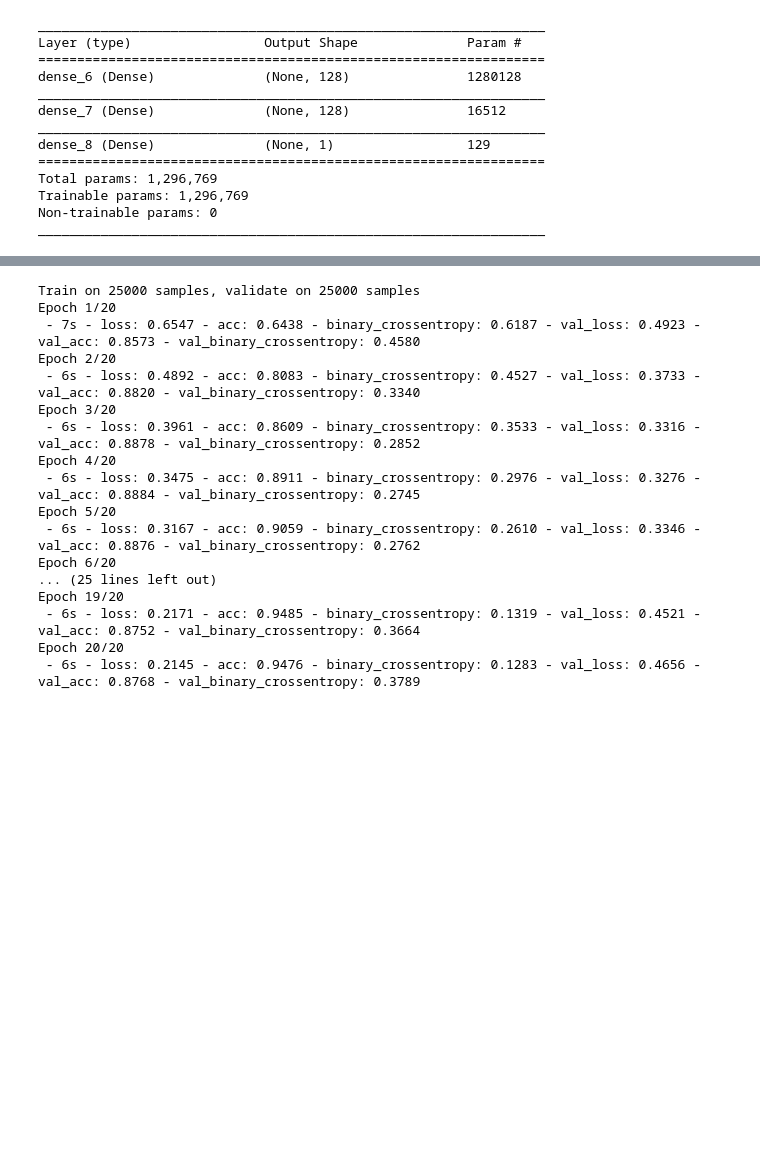
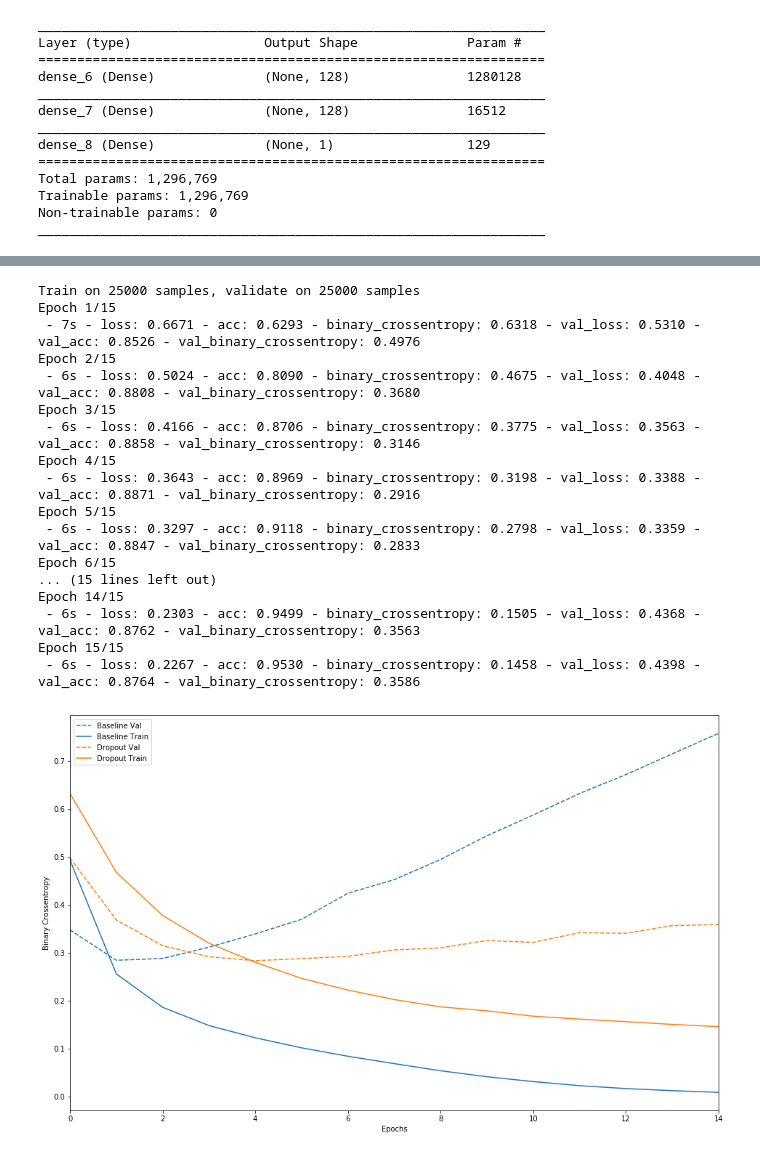
Before and after one commit to JPatrick9793/NovaIQ, a Jupyter notebook: Tensorflow_overfitting/OverfittingAndUnderfitting.ipynb, the cells around one changed output, grey strips where cells are left out. Cells and saved outputs as stored; diff of their text form; code cells hidden in the pictures; blank space fills up the shorter version.

```diff
--- a/Tensorflow_overfitting/OverfittingAndUnderfitting.ipynb
+++ b/Tensorflow_overfitting/OverfittingAndUnderfitting.ipynb
@@ -271,25 +271,30 @@ dpt_l2_model = create_model(Dropout=True, drop_rate=0.5,
                             k_reg=keras.regularizers.l2(0.001))
 # %%
 dpt_l2_model_history = dpt_l2_model.fit(train_data, train_labels,
-                                  epochs=20,
+                                  epochs=15,
                                   batch_size=512,
                                   validation_data=(test_data, test_labels),
                                   verbose=2)
 # %% [output]
 Train on 25000 samples, validate on 25000 samples
-Epoch 1/20
- - 7s - loss: 0.6547 - acc: 0.6438 - binary_crossentropy: 0.6187 - val_loss: 0.4923 - val_acc: 0.8573 - val_binary_crossentropy: 0.4580
-Epoch 2/20
- - 6s - loss: 0.4892 - acc: 0.8083 - binary_crossentropy: 0.4527 - val_loss: 0.3733 - val_acc: 0.8820 - val_binary_crossentropy: 0.3340
-Epoch 3/20
- - 6s - loss: 0.3961 - acc: 0.8609 - binary_crossentropy: 0.3533 - val_loss: 0.3316 - val_acc: 0.8878 - val_binary_crossentropy: 0.2852
-Epoch 4/20
- - 6s - loss: 0.3475 - acc: 0.8911 - binary_crossentropy: 0.2976 - val_loss: 0.3276 - val_acc: 0.8884 - val_binary_crossentropy: 0.2745
-Epoch 5/20
- - 6s - loss: 0.3167 - acc: 0.9059 - binary_crossentropy: 0.2610 - val_loss: 0.3346 - val_acc: 0.8876 - val_binary_crossentropy: 0.2762
-Epoch 6/20
-... (25 lines left out)
-Epoch 19/20
- - 6s - loss: 0.2171 - acc: 0.9485 - binary_crossentropy: 0.1319 - val_loss: 0.4521 - val_acc: 0.8752 - val_binary_crossentropy: 0.3664
-Epoch 20/20
- - 6s - loss: 0.2145 - acc: 0.9476 - binary_crossentropy: 0.1283 - val_loss: 0.4656 - val_acc: 0.8768 - val_binary_crossentropy: 0.3789
+Epoch 1/15
+ - 7s - loss: 0.6671 - acc: 0.6293 - binary_crossentropy: 0.6318 - val_loss: 0.5310 - val_acc: 0.8526 - val_binary_crossentropy: 0.4976
+Epoch 2/15
+ - 6s - loss: 0.5024 - acc: 0.8090 - binary_crossentropy: 0.4675 - val_loss: 0.4048 - val_acc: 0.8808 - val_binary_crossentropy: 0.3680
+Epoch 3/15
+ - 6s - loss: 0.4166 - acc: 0.8706 - binary_crossentropy: 0.3775 - val_loss: 0.3563 - val_acc: 0.8858 - val_binary_crossentropy: 0.3146
+Epoch 4/15
+ - 6s - loss: 0.3643 - acc: 0.8969 - binary_crossentropy: 0.3198 - val_loss: 0.3388 - val_acc: 0.8871 - val_binary_crossentropy: 0.2916
+Epoch 5/15
+ - 6s - loss: 0.3297 - acc: 0.9118 - binary_crossentropy: 0.2798 - val_loss: 0.3359 - val_acc: 0.8847 - val_binary_crossentropy: 0.2833
+Epoch 6/15
+... (15 lines left out)
+Epoch 14/15
+ - 6s - loss: 0.2303 - acc: 0.9499 - binary_crossentropy: 0.1505 - val_loss: 0.4368 - val_acc: 0.8762 - val_binary_crossentropy: 0.3563
+Epoch 15/15
+ - 6s - loss: 0.2267 - acc: 0.9530 - binary_crossentropy: 0.1458 - val_loss: 0.4398 - val_acc: 0.8764 - val_binary_crossentropy: 0.3586
+# %%
+plot_history([('baseline', baseline_history),
+              ('dropout', dpt_l2_model_history)])
+# %% [output]
+[figure, added]
```
Also changed, not shown: parts of 9 cells of this notebook, 20 other files.
